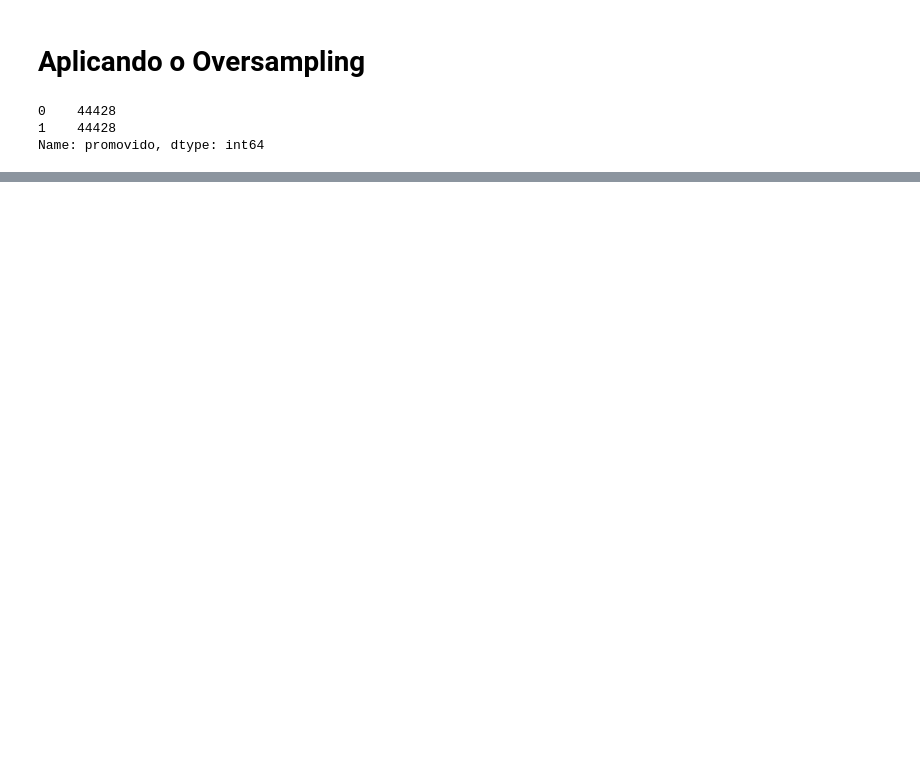
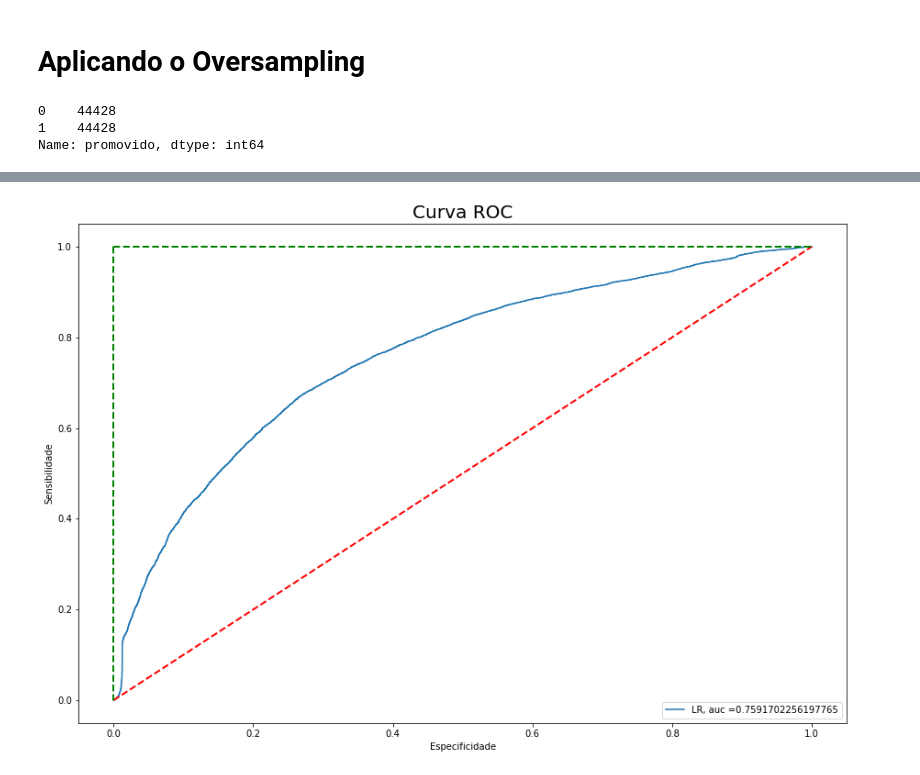
Before and after one commit to MateusSampaio1/Analise_RH, a Jupyter notebook: RH_Analysis.ipynb, the cells around one changed output, grey strips where cells are left out. Cells and saved outputs as stored; diff of their text form; code cells hidden in the pictures; blank space fills up the shorter version.

```diff
--- a/RH_Analysis.ipynb
+++ b/RH_Analysis.ipynb
@@ -330,6 +356,27 @@ def metricas(y_test, y_pred):
     mc = metrics.confusion_matrix(y_test, y_pred)
     disp = metrics.ConfusionMatrixDisplay(confusion_matrix = mc)
     disp.plot()
+# %%
+#Definindo a função de plotagem da curva ROC.
+from sklearn.metrics import roc_auc_score, roc_curve
+
+def curva_roc(modelo, X_test, y_test):
+#Calculando a probabilidade
+    prob_previsao = modelo.predict_proba(X_test)[:,1]
+# Calculando a taxa dos falsos positivos e verdadeiros positivos
+    tfp, tvp, limite = roc_curve(y_test, prob_previsao)
+#Calculando o valor de AUC
+    auc = roc_auc_score(y_test, prob_previsao)
+#Plotando a curva
+    plt.subplots(1, figsize = (15,10))
+    plt.title('Curva ROC', fontsize = 20)
+    plt.plot(tfp, tvp, label = 'LR, auc =%s'%(auc))
+    plt.plot([0,1],[0,1], color = 'red', lw= 2, linestyle = '--')
+    plt.plot([0,0],[1,0], color ='green', lw= 2, linestyle = '--'),plt.plot([1,1], color ='green', lw= 2, linestyle = '--')
+    plt.legend(loc = 4)
+    plt.xlabel('Especificidade')
+    plt.ylabel('Sensibilidade')
+    plt.show()
 # %%
 from sklearn.naive_bayes import GaussianNB
 
@@ -345,3 +392,7 @@ A taxa de balanceamento do modelo foi de 73.04%
+# %%
+curva_roc(gnb, X_test, y_test)
+# %% [output]
+[figure, added]
 # %%
 from sklearn.ensemble import RandomForestClassifier
 
```
Also changed, not shown: parts of 26 cells of this notebook, 1 other file.
